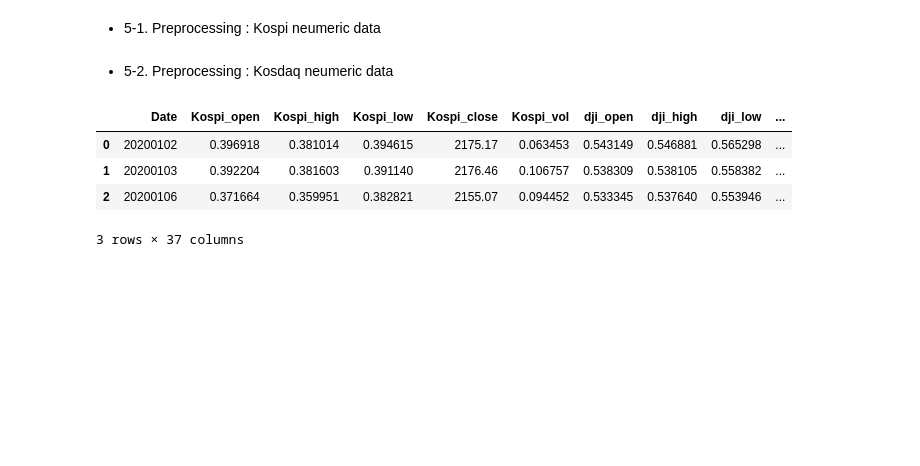
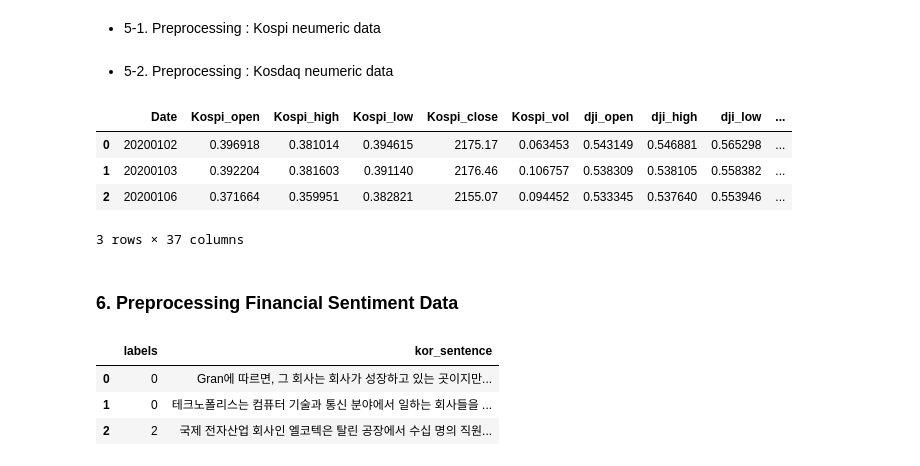
Before and after one commit to Gayeon6423/-AI-, a Jupyter notebook: Preprocessing_Data.ipynb, the cells around one changed output. Drawn from its saved outputs; the diff is of its cells as text; code cells hidden in the pictures; blank space fills up the shorter version.

```diff
--- a/Preprocessing_Data.ipynb
+++ b/Preprocessing_Data.ipynb
@@ -116,3 +119,9 @@ Stock_Open_Date = mountInstance.loadData(
+# %%
+DATASET_URL = "https://raw.githubusercontent.com/ukairia777/finance_sentiment_corpus/main/finance_data.csv"
+DATASET_NAME = "finance_data.csv"
+urllib.request.urlretrieve(DATASET_URL,
+                           filename = DATASET_NAME)
+dataset = pd.read_csv(DATASET_NAME)
 # %% [markdown]
 ### 3. Filtering News Data
 # %%
@@ -337,3 +383,22 @@ plt.figure(figsize=(10, 6))  # 그림의 크기 조정 (선택 사항)
 sns.boxplot(data=total_kosdaq, orient="h")
 plt.title("박스플랏")
 plt.show()
+# %% [markdown]
+### 6. Preprocessing Financial Sentiment Data
+# %%
+# 영어 뉴스 기사 칼럼 삭제
+del dataset['sentence']
+# 라벨 데이터 숫자 치환
+dataset['labels'] = dataset['labels'].replace(['neutral', 'positive', 'negative'],[0, 1, 2])
+# 중복 데이터 제거
+dataset.drop_duplicates(subset = ['kor_sentence'], inplace = True)
+fin_sentiment_dataset = dataset
+# fin_sentiment_dataset.to_csv('/content/drive/MyDrive/산업 AI 캡스톤/DATA/fin_entiment_dataset.csv')
+# 중립문 : 59%, 긍정문 : 28%, 부정문 : 12%
+fin_sentiment_dataset['labels'].value_counts(normalize = True)
+fin_sentiment_dataset.head(3)
+# %% [output]
+|  | labels | kor_sentence |
+| 0 | 0 | Gran에 따르면, 그 회사는 회사가 성장하고 있는 곳이지만... |
+| 1 | 0 | 테크노폴리스는 컴퓨터 기술과 통신 분야에서 일하는 회사들을 ... |
+| 2 | 2 | 국제 전자산업 회사인 엘코텍은 탈린 공장에서 수십 명의 직원... |
```
Also changed, not shown: parts of 11 cells of this notebook.
